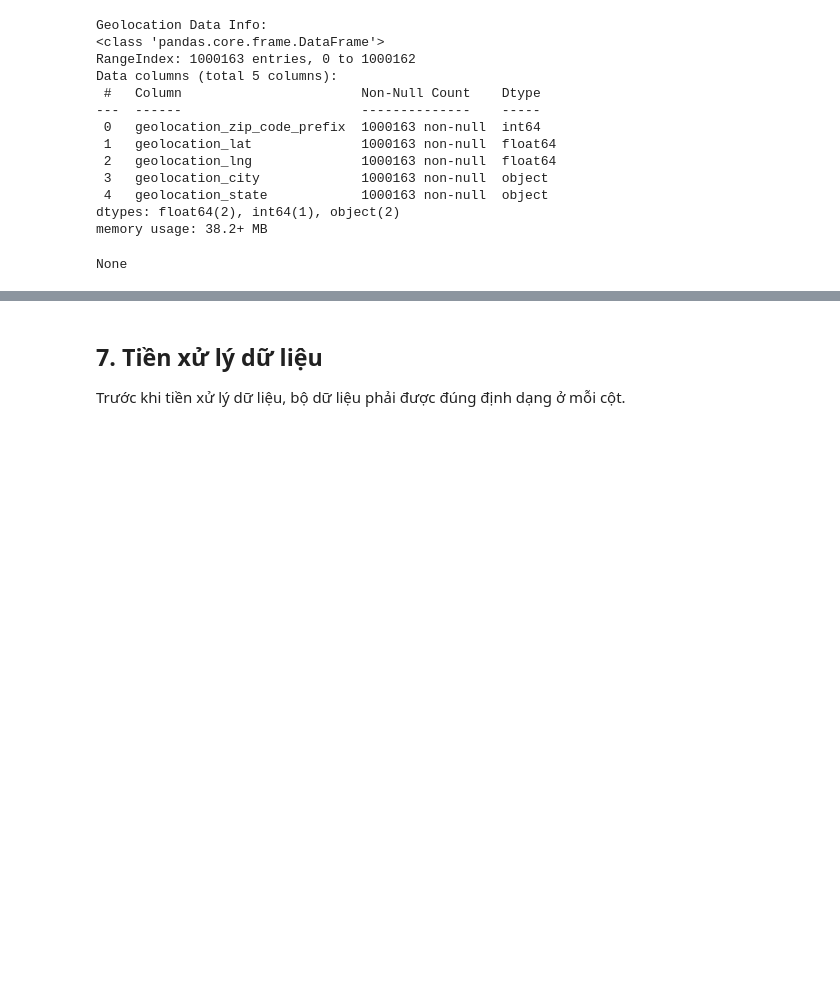
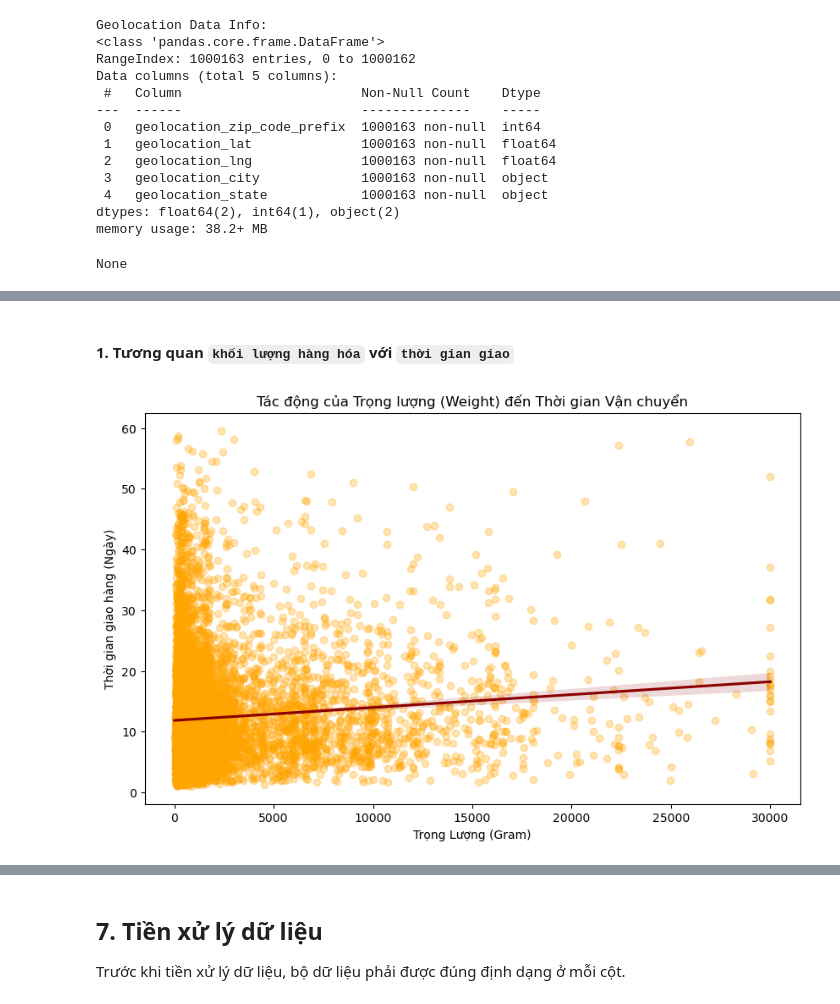
Before and after one commit to conluoi123/Machine-Learning---Project-1-, a Jupyter notebook: code/Part1_Regression/notebook.ipynb, the cells around one changed output, grey strips where cells are left out. Saved outputs shown, nothing was run; the diff lists cells and outputs as text; code cells hidden in the pictures; blank space fills up the shorter version.

```diff
--- a/code/Part1_Regression/notebook.ipynb
+++ b/code/Part1_Regression/notebook.ipynb
@@ -234,7 +291,7 @@ Bảng này chứa tập hợp dữ liệu sản phẩm từ các nền tảng t
 
 </div>
 # %%
-products_df = read_data(path, "olist_products_dataset.csv")
+products_df = read_data(CFG.DATA_PATH, "olist_products_dataset.csv")
 print("Products Data Shape: ", products_df.shape)
 display(products_df.head())
 print("Products Data Info:")
@@ -279,7 +336,7 @@ Bảng này chứa tập dữ liệu dịch tên danh mục sản phẩm, đư
 
 </div>
 # %%
-category_translation_df = read_data(path, "product_category_name_translation.csv")
+category_translation_df = read_data(CFG.DATA_PATH, "product_category_name_translation.csv")
 print("Translation Data Shape: ", category_translation_df.shape)
 display(category_translation_df.head())
 print("Translation Data Info:")
@@ -693,0 +548,3 @@ plt.show()
+# %%
+df_cleaned = df_cleaned[df_cleaned[CFG.TARGET_COL] <= CFG.OUTLIER_CUTOFF_DAYS]
+print(f"Đã loại bỏ Noise. Kích thước dữ liệu chuẩn bị mang đi sinh đặc trưng: {df_cleaned.shape}")
@@ -693,0 +566,18 @@ plt.show()
+# %% [markdown]
+#### 1. Tương quan `khối lượng hàng hóa` với `thời gian giao`
+# %%
+plt.figure(figsize=(10, 6))
+
+sample_df = df_cleaned.sample(min(10000, len(df_cleaned)), random_state=42)
+
+sns.regplot(
+    data=sample_df, x='product_weight_g', y=CFG.TARGET_COL,
+    scatter_kws={'alpha': 0.3, 'color': 'orange'},
+    line_kws={'color': 'darkred'}
+)
+plt.title("Tác động của Trọng lượng (Weight) đến Thời gian Vận chuyển")
+plt.xlabel("Trọng Lượng (Gram)")
+plt.ylabel("Thời gian giao hàng (Ngày)")
+plt.show()
+# %% [output]
+[figure, added]
```
Also changed, not shown: parts of 105 cells of this notebook, 10 other files.
